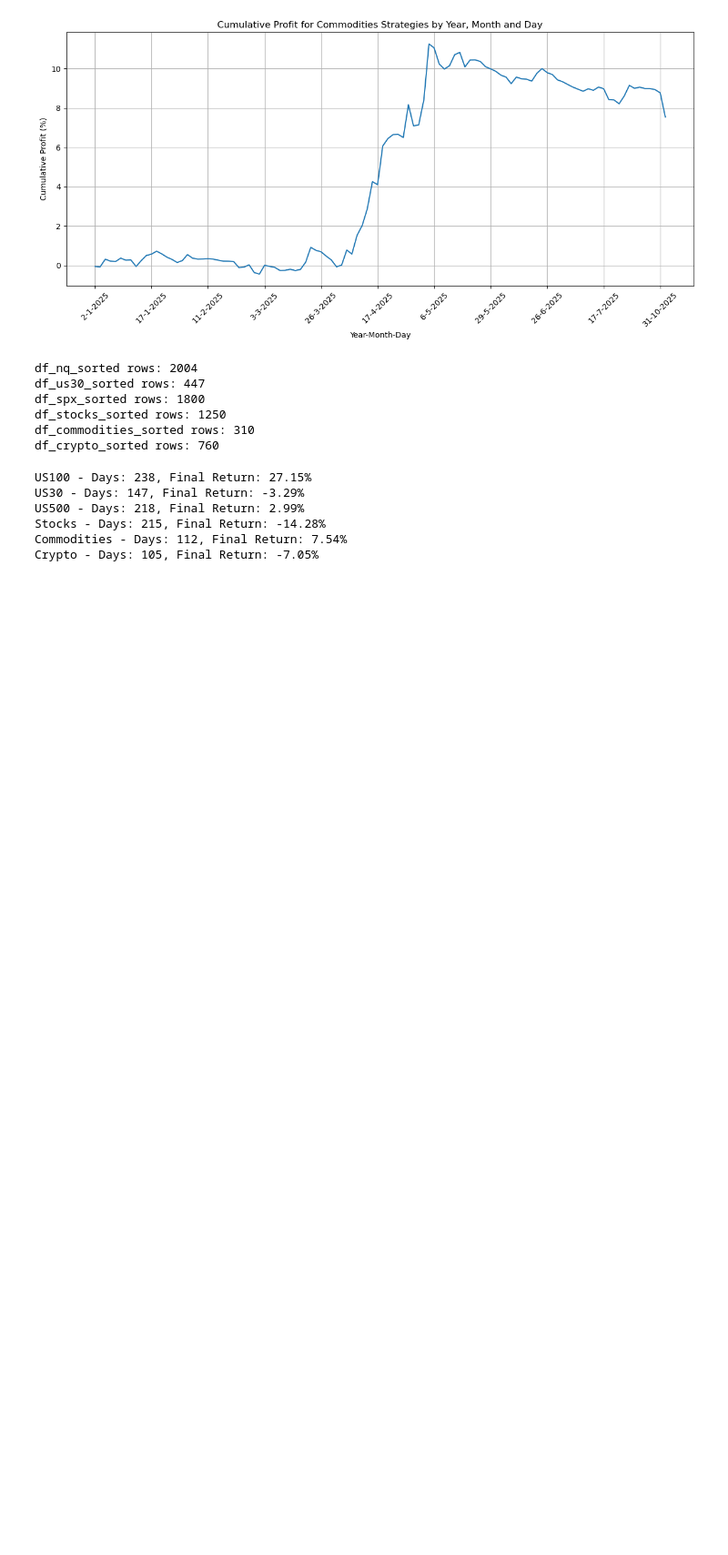
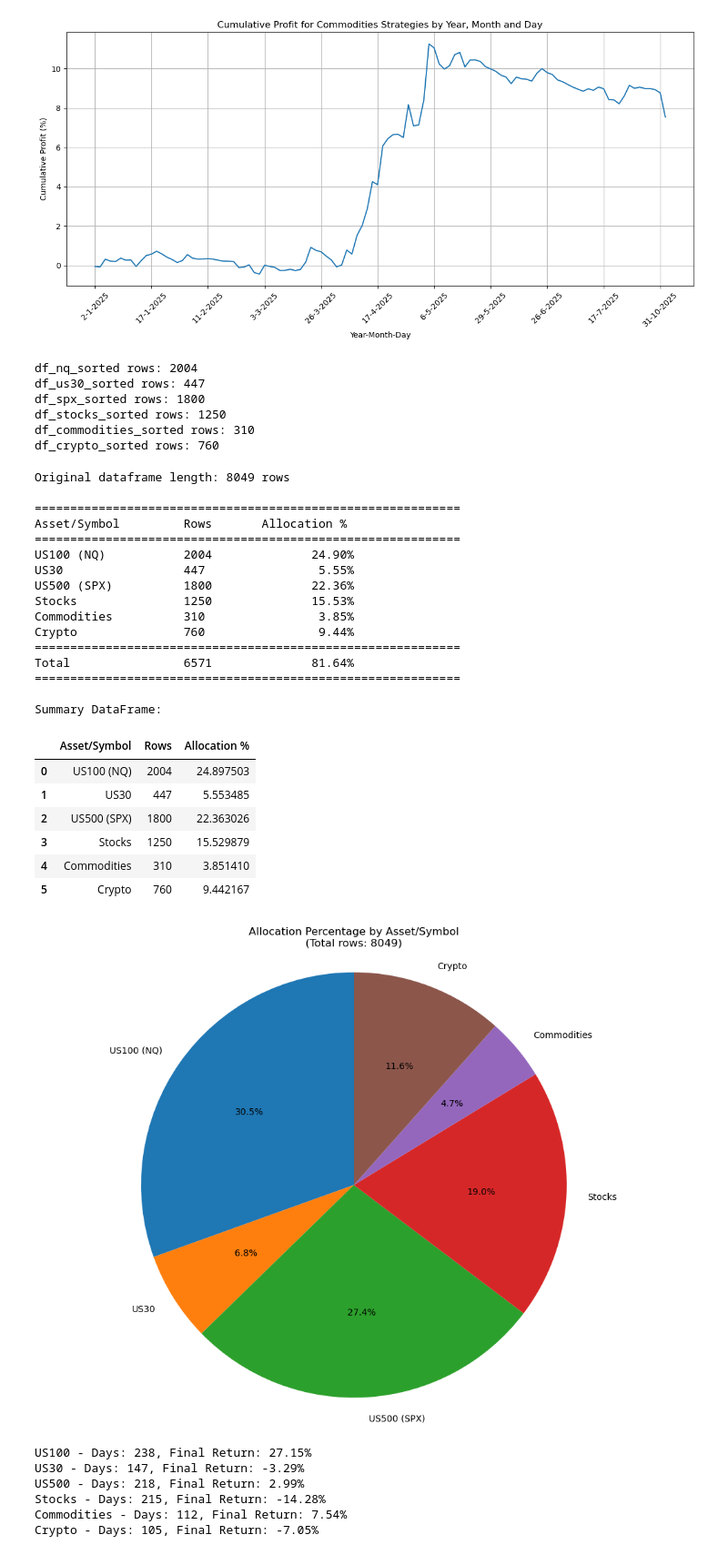
Before and after one commit to scimmione1/prop_trading_results_from_2023, a Jupyter notebook: 01_Prop_Trading_Accounts_complete_analysis_.ipynb, the cells around one changed output. Shown at 91% size. Drawn from its saved outputs; the diff is of its cells as text; code cells hidden in the pictures; blank space fills up the shorter version.

Commit message:
add Allocation %

```diff
--- a/01_Prop_Trading_Accounts_complete_analysis_.ipynb
+++ b/01_Prop_Trading_Accounts_complete_analysis_.ipynb
@@ -1617,6 +1617,83 @@ df_spx_sorted rows: 1800
 df_stocks_sorted rows: 1250
 df_commodities_sorted rows: 310
 df_crypto_sorted rows: 760
+# %%
+# Calculate allocation percentages for each asset/symbol
+original_df_length = len(df_dates)
+
+# Create a dictionary to store dataframes and their names
+dfs_dict = {
+    'US100 (NQ)': df_nq_sorted,
+    'US30': df_us30_sorted,
+    'US500 (SPX)': df_spx_sorted,
+    'Stocks': df_stocks_sorted,
+    'Commodities': df_commodities_sorted,
+    'Crypto': df_crypto_sorted
+}
+
+# Calculate and display allocation percentages
+print(f"Original dataframe length: {original_df_length} rows\n")
+print("="*60)
+print(f"{'Asset/Symbol':<20} {'Rows':<10} {'Allocation %':<15}")
+print("="*60)
+
+total_percentage = 0
+for name, df in dfs_dict.items():
+    df_length = len(df)
+    percentage = (df_length / original_df_length) * 100
+    total_percentage += percentage
+    print(f"{name:<20} {df_length:<10} {percentage:>12.2f}%")
+
+print("="*60)
+print(f"{'Total':<20} {sum(len(df) for df in dfs_dict.values()):<10} {total_percentage:>12.2f}%")
+print("="*60)
+
+# Create a summary dataframe for visualization
+allocation_summary = pd.DataFrame({
+    'Asset/Symbol': list(dfs_dict.keys()),
+    'Rows': [len(df) for df in dfs_dict.values()],
+    'Allocation %': [(len(df) / original_df_length) * 100 for df in dfs_dict.values()]
+})
+
+# Display the summary dataframe
+print("\nSummary DataFrame:")
+display(allocation_summary)
+
+# Optional: Create a pie chart for visualization
+plt.figure(figsize=(10, 8))
+plt.pie(allocation_summary['Allocation %'],
+        labels=allocation_summary['Asset/Symbol'],
+        autopct='%1.1f%%',
+        startangle=90)
+plt.title(f'Allocation Percentage by Asset/Symbol\n(Total rows: {original_df_length})')
+plt.axis('equal')
+plt.tight_layout()
+plt.show()
+# %% [output]
+Original dataframe length: 8049 rows
+
+============================================================
+Asset/Symbol         Rows       Allocation %
+============================================================
+US100 (NQ)           2004              24.90%
+US30                 447                5.55%
+US500 (SPX)          1800              22.36%
+Stocks               1250              15.53%
+Commodities          310                3.85%
+Crypto               760                9.44%
+============================================================
+Total                6571              81.64%
+============================================================
+
+Summary DataFrame:
+|  | Asset/Symbol | Rows | Allocation % |
+| 0 | US100 (NQ) | 2004 | 24.897503 |
+| 1 | US30 | 447 | 5.553485 |
+| 2 | US500 (SPX) | 1800 | 22.363026 |
+| 3 | Stocks | 1250 | 15.529879 |
+| 4 | Commodities | 310 | 3.851410 |
+| 5 | Crypto | 760 | 9.442167 |
+[figure, added]
 # %%
 # Same approach as cells 61-62 (group by Year/Month/Day)
 # For US100
```
Also changed, not shown: parts of 4 cells of this notebook.
